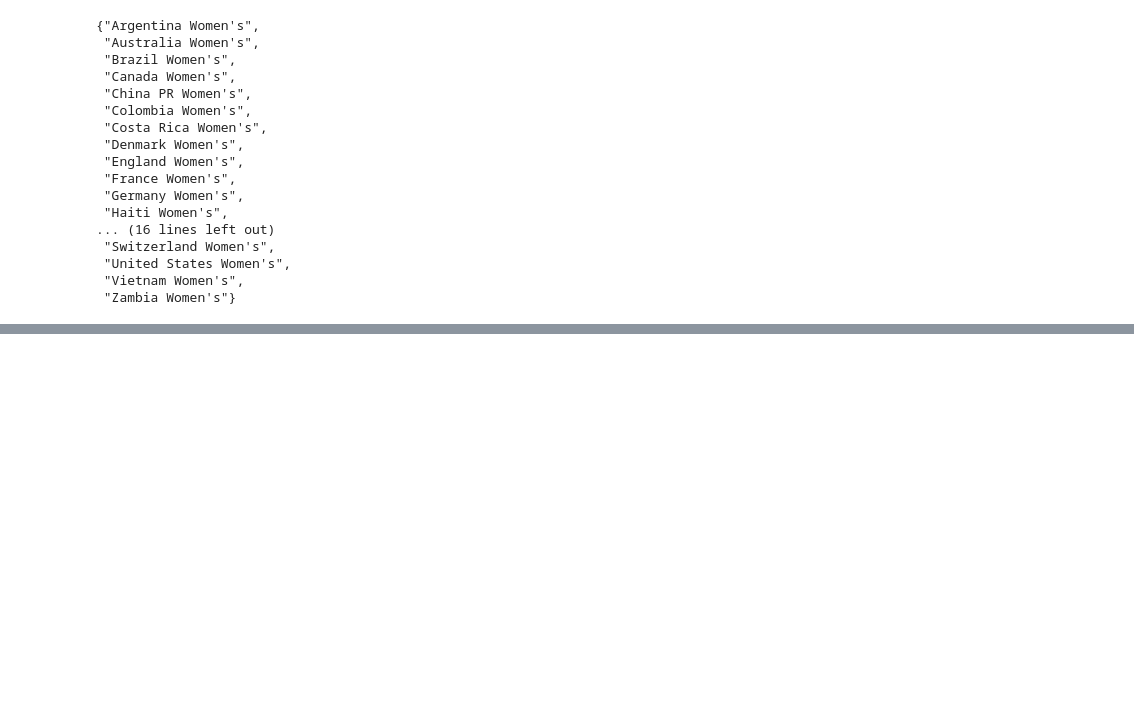
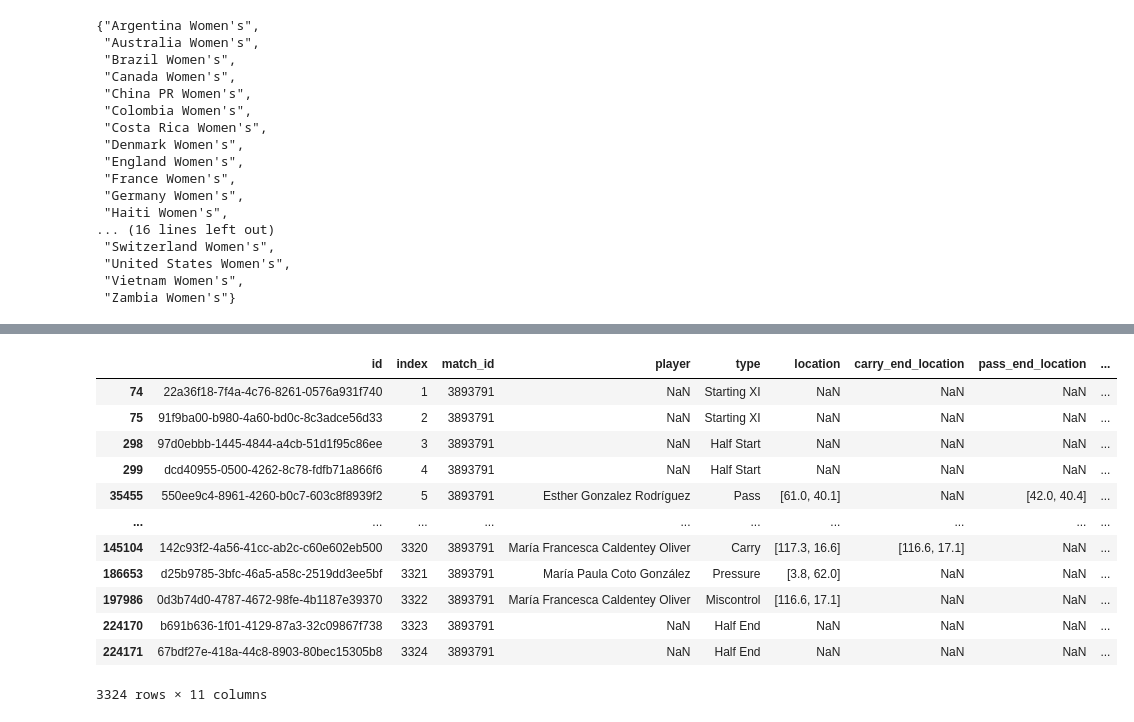
Before and after one commit to AGraciaSipan/soccermatics, a Jupyter notebook: hand-ins/1.AitanaBonmati/Untitled.ipynb, the cells around one changed output, grey strips where cells are left out. Saved outputs shown, nothing was run; the diff lists cells and outputs as text; code cells hidden in the pictures; blank space fills up the shorter version.

```diff
--- a/hand-ins/1.AitanaBonmati/Untitled.ipynb
+++ b/hand-ins/1.AitanaBonmati/Untitled.ipynb
@@ -156,5 +156,5 @@ wwc2023_events = sb.competition_events(
     division=wwc2023['competition_name'].iloc[0],
     season=wwc2023['season_name'].iloc[0],
     gender=wwc2023['competition_gender'].iloc[0],
-    split=True
+    # split=True
 )
@@ -160,0 +163,6 @@ wwc2023_events = sb.competition_events(
+# %%
+cols = ['id', 'index', 'match_id', 'player', 'type', 'location', 'carry_end_location', 'pass_end_location', 'pass_shot_assist', 'pass_goal_assist', 'pass_through_ball', 'pass_technique']
+# %%
+match_id = 3893791
+match_events = wwc2023_events[wwc2023_events['match_id'] == match_id].sort_values('index')
+match_events
@@ -160,0 +183,16 @@ wwc2023_events = sb.competition_events(
+# %%
+match_events[cols]
+# %% [output]
+|  | id | index | match_id | player | type | location | carry_end_location | pass_end_location | ... |
+| 74 | 22a36f18-7f4a-4c76-8261-0576a931f740 | 1 | 3893791 | NaN | Starting XI | NaN | NaN | NaN | ... |
+| 75 | 91f9ba00-b980-4a60-bd0c-8c3adce56d33 | 2 | 3893791 | NaN | Starting XI | NaN | NaN | NaN | ... |
+| 298 | 97d0ebbb-1445-4844-a4cb-51d1f95c86ee | 3 | 3893791 | NaN | Half Start | NaN | NaN | NaN | ... |
+| 299 | dcd40955-0500-4262-8c78-fdfb71a866f6 | 4 | 3893791 | NaN | Half Start | NaN | NaN | NaN | ... |
+| 35455 | 550ee9c4-8961-4260-b0c7-603c8f8939f2 | 5 | 3893791 | Esther Gonzalez Rodríguez | Pass | [61.0, 40.1] | NaN | [42.0, 40.4] | ... |
+| ... | ... | ... | ... | ... | ... | ... | ... | ... | ... |
+| 145104 | 142c93f2-4a56-41cc-ab2c-c60e602eb500 | 3320 | 3893791 | María Francesca Caldentey Oliver | Carry | [117.3, 16.6] | [116.6, 17.1] | NaN | ... |
+| 186653 | d25b9785-3bfc-46a5-a58c-2519dd3ee5bf | 3321 | 3893791 | María Paula Coto González | Pressure | [3.8, 62.0] | NaN | NaN | ... |
+| 197986 | 0d3b74d0-4787-4672-98fe-4b1187e39370 | 3322 | 3893791 | María Francesca Caldentey Oliver | Miscontrol | [116.6, 17.1] | NaN | NaN | ... |
+| 224170 | b691b636-1f01-4129-87a3-32c09867f738 | 3323 | 3893791 | NaN | Half End | NaN | NaN | NaN | ... |
+| 224171 | 67bdf27e-418a-44c8-8903-80bec15305b8 | 3324 | 3893791 | NaN | Half End | NaN | NaN | NaN | ... |
+3324 rows × 11 columns
```
Also changed, not shown: parts of 46 cells of this notebook, 1 other file.
